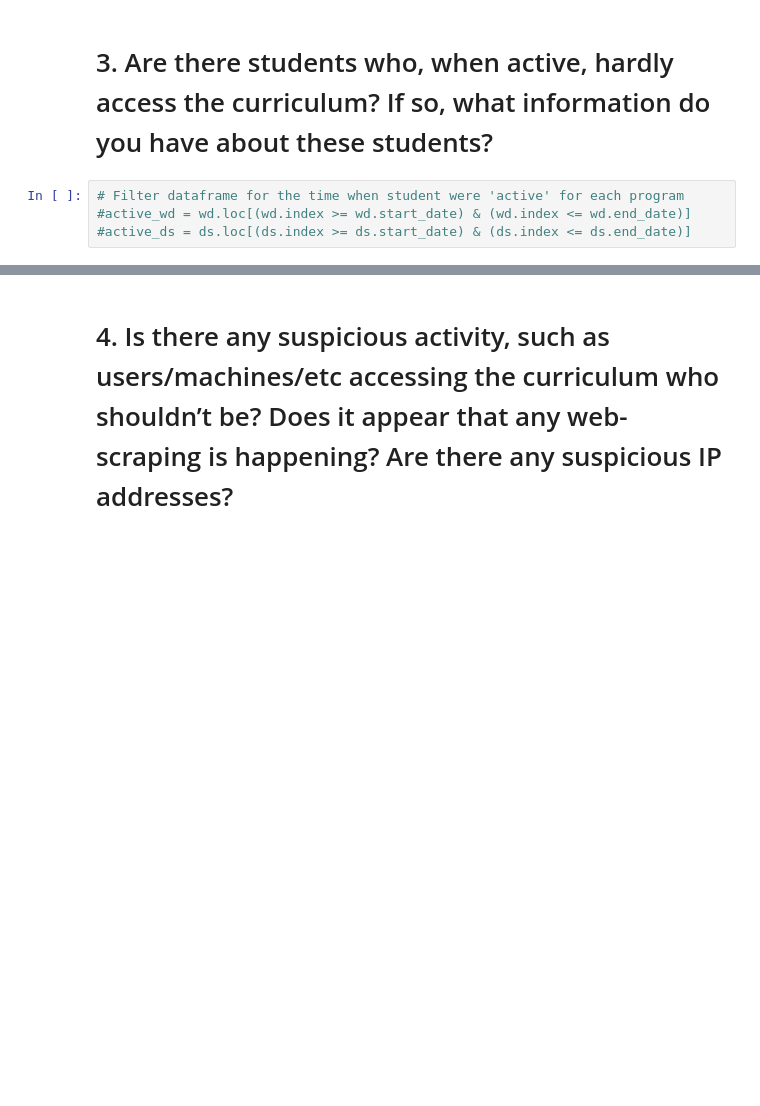
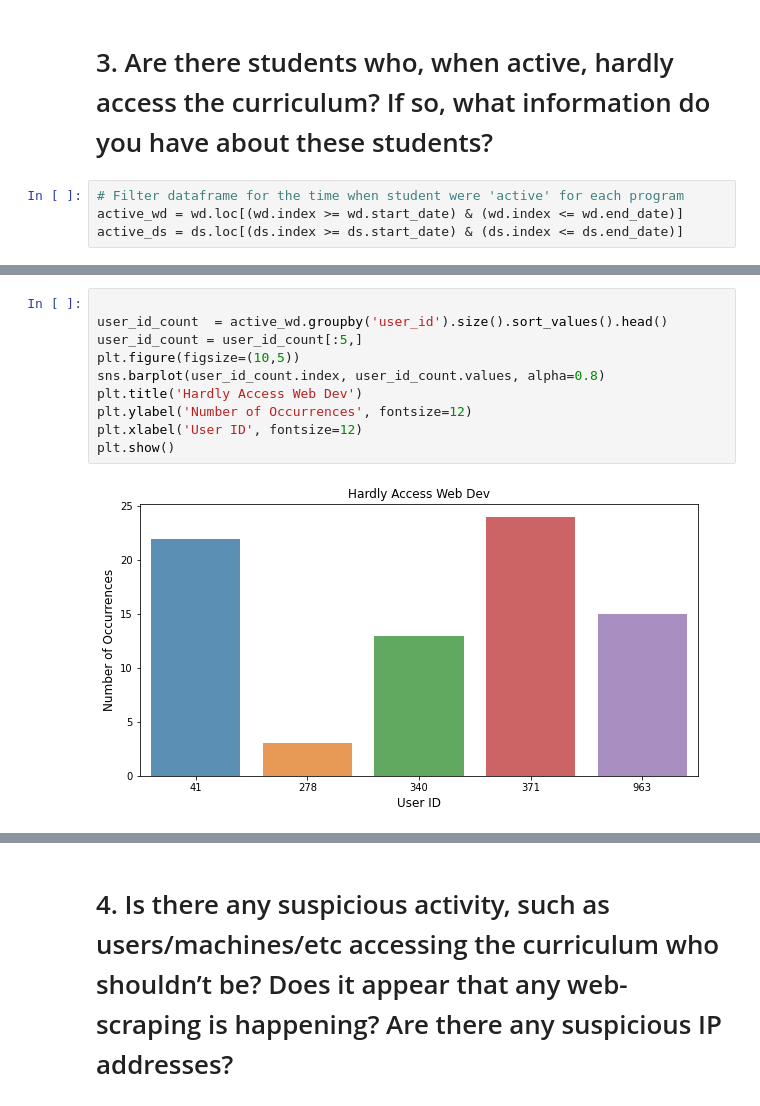
Before and after one commit to miller-cerna-laskowski-morris-eyring/anomaly-group-project, a Jupyter notebook: ray_eda.ipynb, the cells around one changed output, grey strips where cells are left out. Saved outputs shown, nothing was run; the diff lists cells and outputs as text; blank space fills up the shorter version.

```diff
--- a/ray_eda.ipynb
+++ b/ray_eda.ipynb
@@ -372,7 +82,7 @@ ds.head()
 # 3. Are there students who, when active, hardly access the curriculum? If so, what information do you have about these students?
 # %%
 # Filter dataframe for the time when student were 'active' for each program
-#active_wd = wd.loc[(wd.index >= wd.start_date) & (wd.index <= wd.end_date)]
-#active_ds = ds.loc[(ds.index >= ds.start_date) & (ds.index <= ds.end_date)]
+active_wd = wd.loc[(wd.index >= wd.start_date) & (wd.index <= wd.end_date)]
+active_ds = ds.loc[(ds.index >= ds.start_date) & (ds.index <= ds.end_date)]
 # %%
 # web dev users with lowest page count
@@ -381,2 +99,14 @@ ds.head()
+# %%
+
+user_id_count  = active_wd.groupby('user_id').size().sort_values().head()
+user_id_count = user_id_count[:5,]
+plt.figure(figsize=(10,5))
+sns.barplot(user_id_count.index, user_id_count.values, alpha=0.8)
+plt.title('Hardly Access Web Dev')
+plt.ylabel('Number of Occurrences', fontsize=12)
+plt.xlabel('User ID', fontsize=12)
+plt.show()
+# %% [output]
+[figure, added]
 # %%
 # data science users with lowest page count
```
Also changed, not shown: parts of 86 cells of this notebook.
